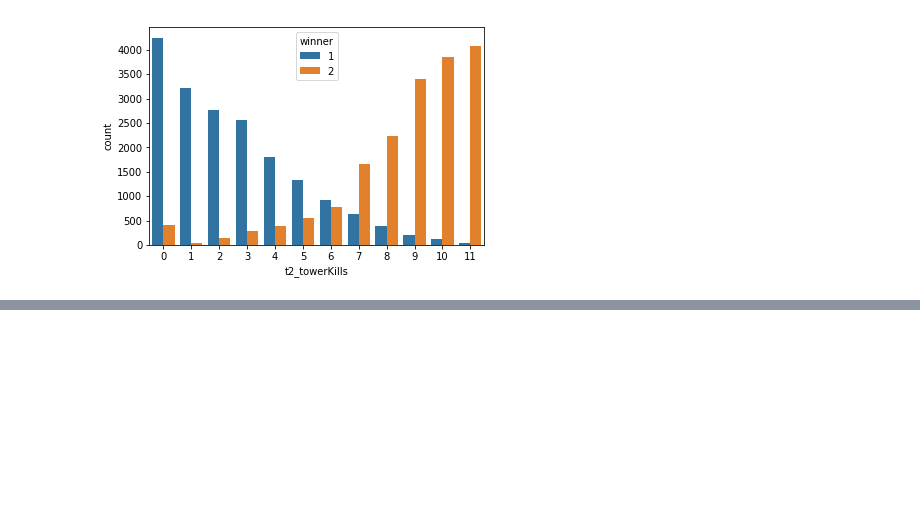
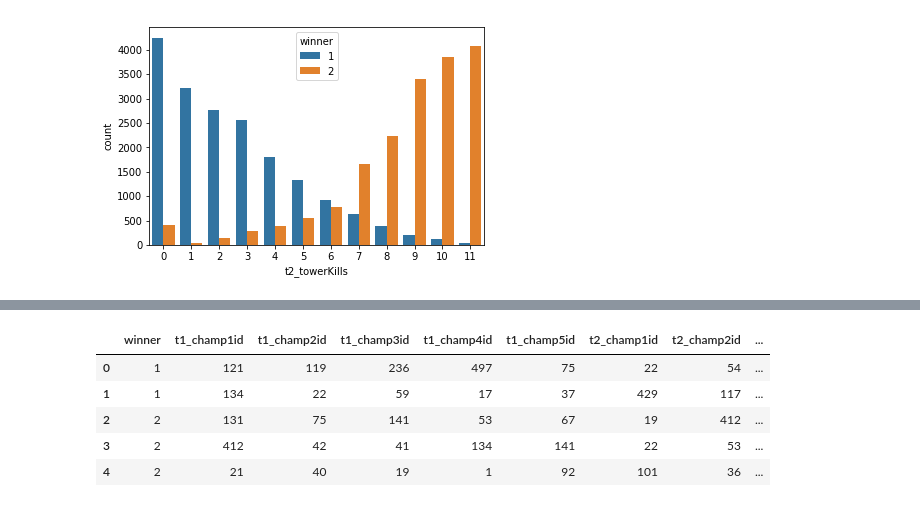
Before and after one commit to Kristian-Roopnarine/ML-League-Of-Legends, a Jupyter notebook: LOL_EDA.ipynb, the cells around one changed output, grey strips where cells are left out. Saved outputs shown, nothing was run; the diff lists cells and outputs as text; code cells hidden in the pictures; blank space fills up the shorter version.

```diff
--- a/LOL_EDA.ipynb
+++ b/LOL_EDA.ipynb
@@ -474,0 +477,7 @@ sns.countplot(x='t2_towerKills',data=games_train,hue='winner')
+# %%
+team_1_comp = ['winner','t1_champ1id','t1_champ2id','t1_champ3id','t1_champ4id','t1_champ5id']
+team_2_comp = ['winner','t2_champ1id','t2_champ2id','t2_champ3id','t2_champ4id','t2_champ5id']
+team_comp= ['winner','t1_champ1id','t1_champ2id','t1_champ3id','t1_champ4id','t1_champ5id','t2_champ1id','t2_champ2id','t2_champ3id','t2_champ4id','t2_champ5id']
+total_team = games_train[team_comp]
+#team1 = games_train[team_1_comp]
+#team2=games_train[team_2_comp]
@@ -474,0 +524,9 @@ sns.countplot(x='t2_towerKills',data=games_train,hue='winner')
+# %%
+total_team.head()
+# %% [output]
+|  | winner | t1_champ1id | t1_champ2id | t1_champ3id | t1_champ4id | t1_champ5id | t2_champ1id | t2_champ2id | ... |
+| 0 | 1 | 121 | 119 | 236 | 497 | 75 | 22 | 54 | ... |
+| 1 | 1 | 134 | 22 | 59 | 17 | 37 | 429 | 117 | ... |
+| 2 | 2 | 131 | 75 | 141 | 53 | 67 | 19 | 412 | ... |
+| 3 | 2 | 412 | 42 | 41 | 134 | 141 | 22 | 53 | ... |
+| 4 | 2 | 21 | 40 | 19 | 1 | 92 | 101 | 36 | ... |
```
Also changed, not shown: parts of 19 cells of this notebook.
